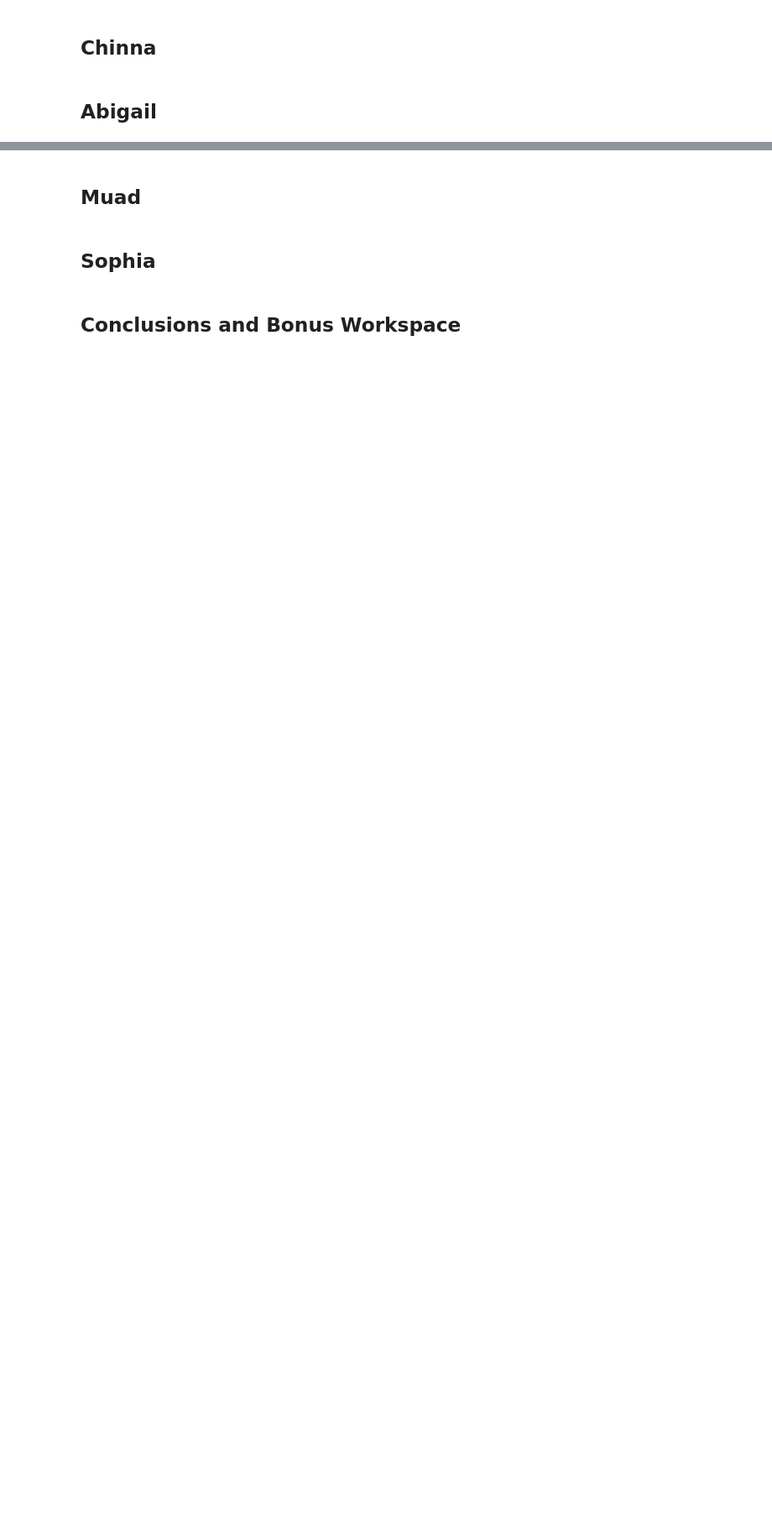
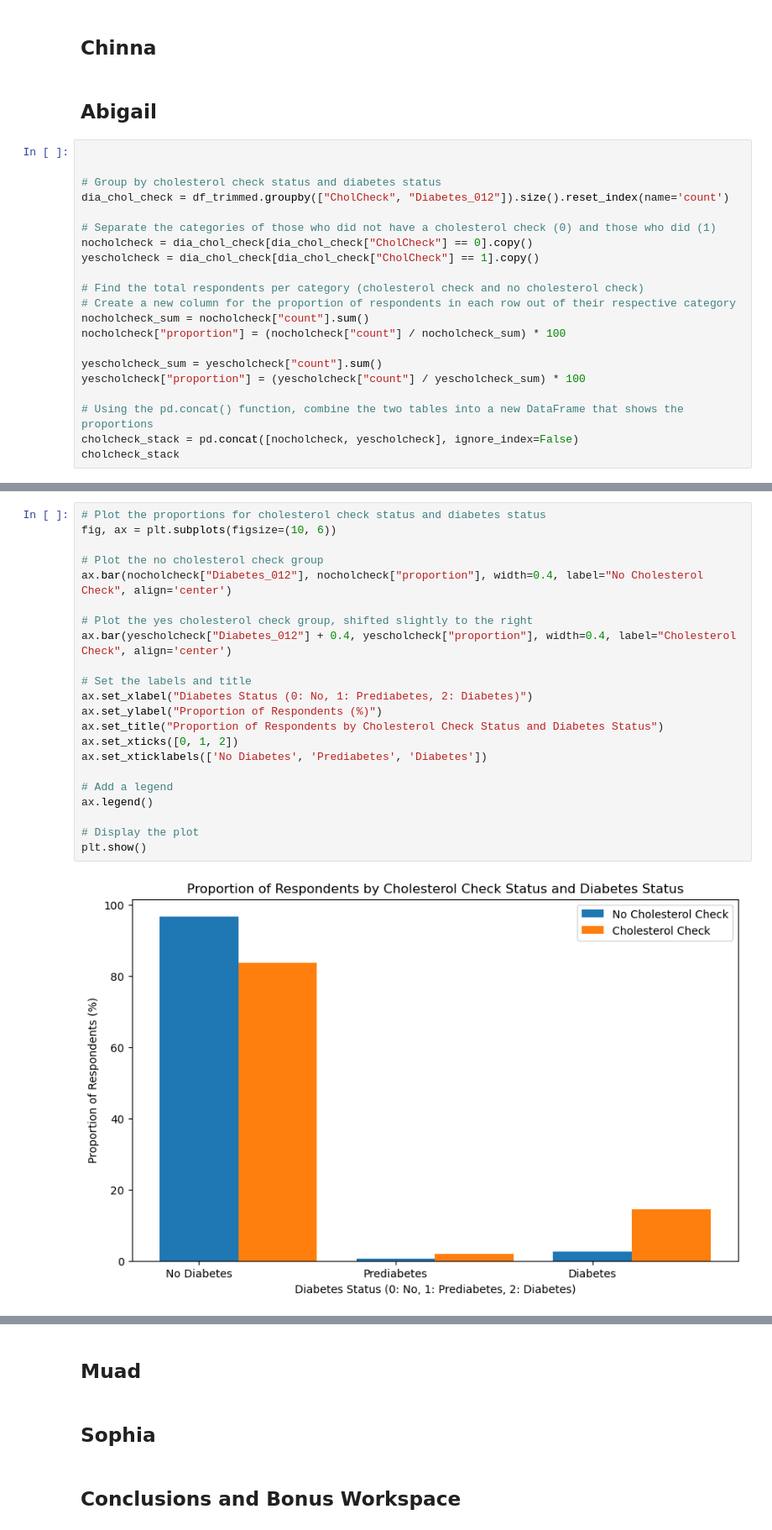
Before and after one commit to williamlevine/project-one, a Jupyter notebook: main_notebook.ipynb, the cells around one changed output, grey strips where cells are left out. Shown: that part at 84% size. Saved outputs shown, nothing was run; the diff lists cells and outputs as text; blank space fills up the shorter version.

```diff
--- a/main_notebook.ipynb
+++ b/main_notebook.ipynb
@@ -62,3 +86,24 @@ plt.show()
 ## Chinna
 # %% [markdown]
 ## Abigail
+# %%
+
+
+# Group by cholesterol check status and diabetes status
+dia_chol_check = df_trimmed.groupby(["CholCheck", "Diabetes_012"]).size().reset_index(name='count')
+
+# Separate the categories of those who did not have a cholesterol check (0) and those who did (1)
+nocholcheck = dia_chol_check[dia_chol_check["CholCheck"] == 0].copy()
+yescholcheck = dia_chol_check[dia_chol_check["CholCheck"] == 1].copy()
+
+# Find the total respondents per category (cholesterol check and no cholesterol check)
+# Create a new column for the proportion of respondents in each row out of their respective category
+nocholcheck_sum = nocholcheck["count"].sum()
+nocholcheck["proportion"] = (nocholcheck["count"] / nocholcheck_sum) * 100
+
+yescholcheck_sum = yescholcheck["count"].sum()
+yescholcheck["proportion"] = (yescholcheck["count"] / yescholcheck_sum) * 100
+
+# Using the pd.concat() function, combine the two tables into a new DataFrame that shows the proportions
+cholcheck_stack = pd.concat([nocholcheck, yescholcheck], ignore_index=False)
+cholcheck_stack
@@ -64,0 +118,24 @@ plt.show()
+# %%
+# Plot the proportions for cholesterol check status and diabetes status
+fig, ax = plt.subplots(figsize=(10, 6))
+
+# Plot the no cholesterol check group
+ax.bar(nocholcheck["Diabetes_012"], nocholcheck["proportion"], width=0.4, label="No Cholesterol Check", align='center')
+
+# Plot the yes cholesterol check group, shifted slightly to the right
+ax.bar(yescholcheck["Diabetes_012"] + 0.4, yescholcheck["proportion"], width=0.4, label="Cholesterol Check", align='center')
+
+# Set the labels and title
+ax.set_xlabel("Diabetes Status (0: No, 1: Prediabetes, 2: Diabetes)")
+ax.set_ylabel("Proportion of Respondents (%)")
+ax.set_title("Proportion of Respondents by Cholesterol Check Status and Diabetes Status")
+ax.set_xticks([0, 1, 2])
+ax.set_xticklabels(['No Diabetes', 'Prediabetes', 'Diabetes'])
+
+# Add a legend
+ax.legend()
+
+# Display the plot
+plt.show()
+# %% [output]
+[figure, added]
```
Also changed, not shown: parts of 15 cells of this notebook.
